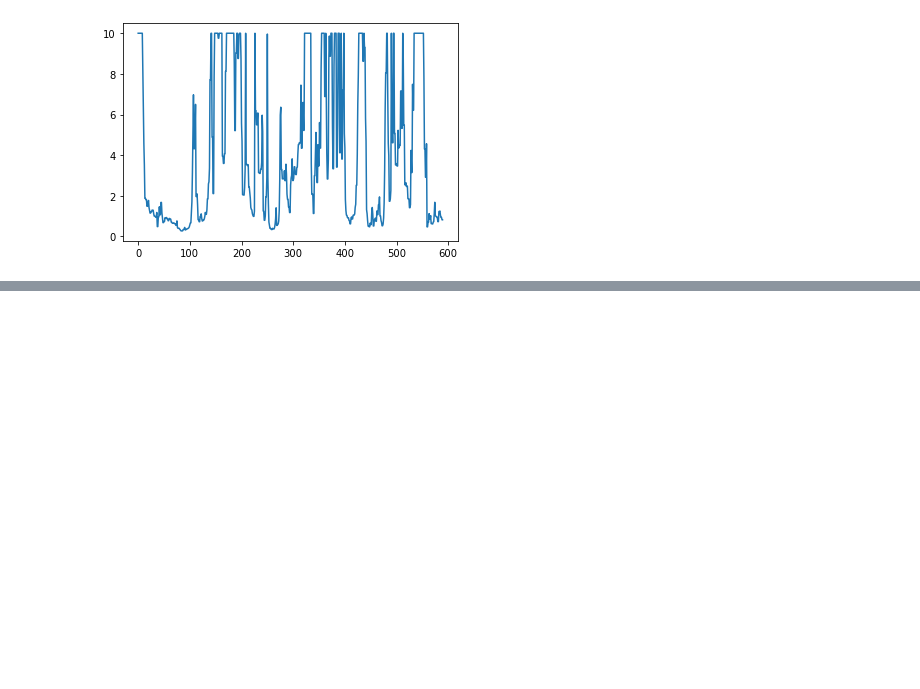
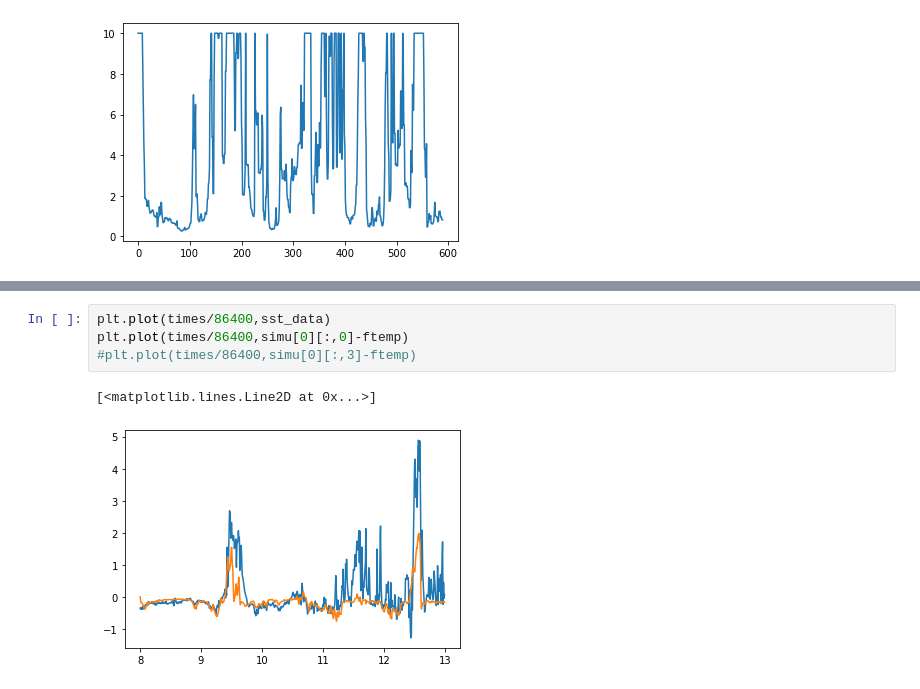
Before and after one commit to reykboerner/diusst, a Jupyter notebook: code/run_bayesian.ipynb, the cells around one changed output, grey strips where cells are left out. Saved outputs shown, nothing was run; the diff lists cells and outputs as text; blank space fills up the shorter version.

```diff
--- a/code/run_bayesian.ipynb
+++ b/code/run_bayesian.ipynb
@@ -184,3 +147,10 @@ simu = diusst(
+# %%
+plt.plot(times/86400,sst_data)
+plt.plot(times/86400,simu[0][:,0]-ftemp)
+#plt.plot(times/86400,simu[0][:,3]-ftemp)
+# %% [output]
+[<matplotlib.lines.Line2D at 0x...>]
+[figure, added]
 # %%
 plt.plot(times/86400,sst_data)
 plt.plot(times/86400,simu[0][:,0]-ftemp)
```
Also changed, not shown: parts of 18 cells of this notebook, 2 other files.
